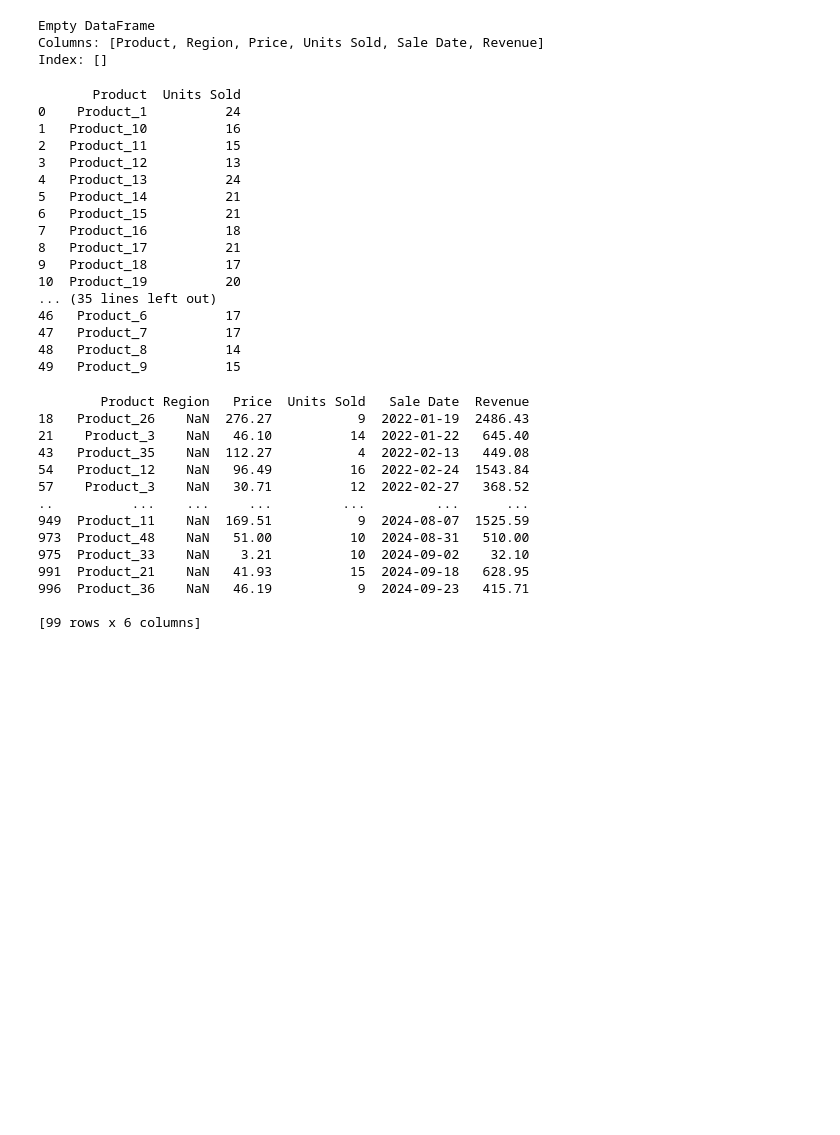
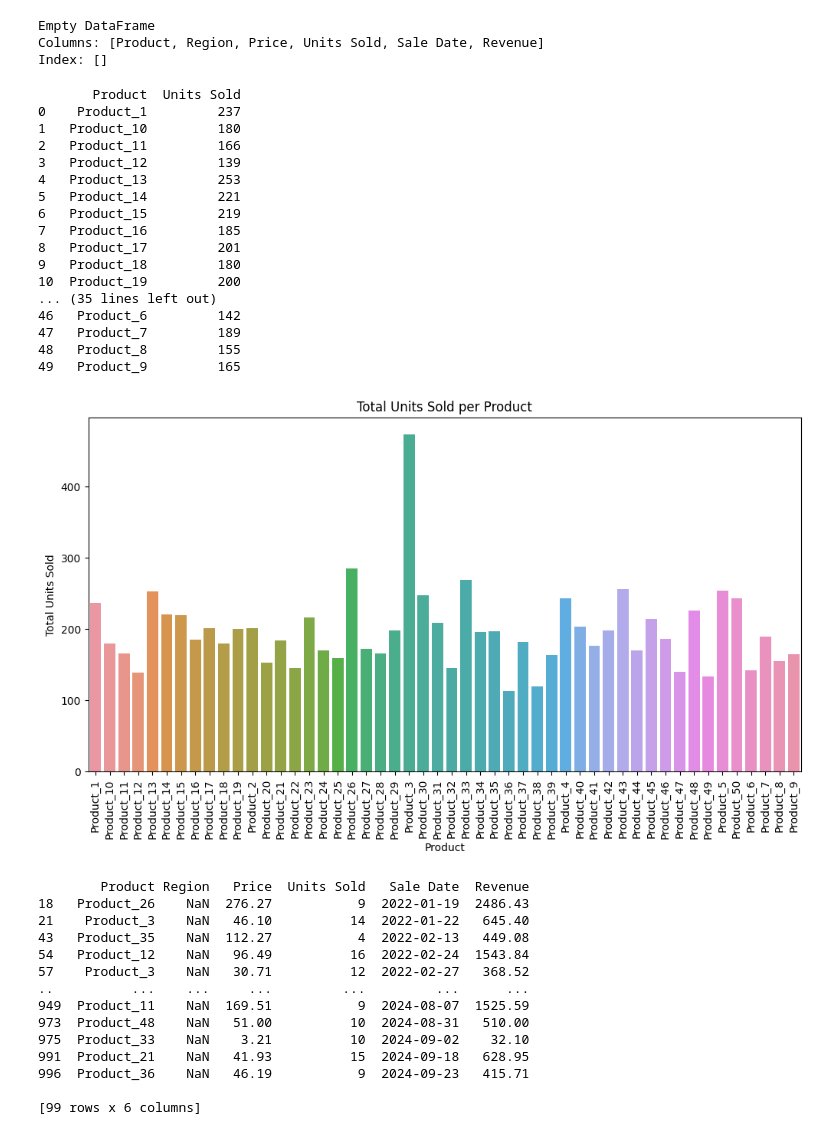
Before and after one commit to mredshaw/schulich_data_science, a Jupyter notebook: Data_Science_A1.ipynb, the cells around one changed output. Cells and saved outputs as stored; diff of their text form; code cells hidden in the pictures; blank space fills up the shorter version.

```diff
--- a/Data_Science_A1.ipynb
+++ b/Data_Science_A1.ipynb
@@ -718,27 +718,37 @@ Empty DataFrame
 Columns: [Product, Region, Price, Units Sold, Sale Date, Revenue]
 Index: []
 # %%
-units_sold_table = df_clean.groupby('Product')['Units Sold'].count().reset_index()
+units_sold_table = df_clean.groupby('Product')['Units Sold'].sum().reset_index()
 units_sold_table.columns = ['Product', 'Units Sold']
 print(units_sold_table)
 # %% [output]
        Product  Units Sold
-0    Product_1          24
-1   Product_10          16
-2   Product_11          15
-3   Product_12          13
-4   Product_13          24
-5   Product_14          21
-6   Product_15          21
-7   Product_16          18
-8   Product_17          21
-9   Product_18          17
-10  Product_19          20
+0    Product_1         237
+1   Product_10         180
+2   Product_11         166
+3   Product_12         139
+4   Product_13         253
+5   Product_14         221
+6   Product_15         219
+7   Product_16         185
+8   Product_17         201
+9   Product_18         180
+10  Product_19         200
 ... (35 lines left out)
-46   Product_6          17
-47   Product_7          17
-48   Product_8          14
-49   Product_9          15
+46   Product_6         142
+47   Product_7         189
+48   Product_8         155
+49   Product_9         165
+# %%
+plt.figure(figsize=(12, 6))
+sns.barplot(data=units_sold_table, x='Product', y='Units Sold')
+plt.xlabel('Product')
+plt.ylabel('Total Units Sold')
+plt.title('Total Units Sold per Product')
+plt.xticks(rotation=90)
+plt.show()
+# %% [output]
+[figure, added]
 # %%
 print(df_clean[df_clean['Region'].isnull()])
 # %% [output]
```
